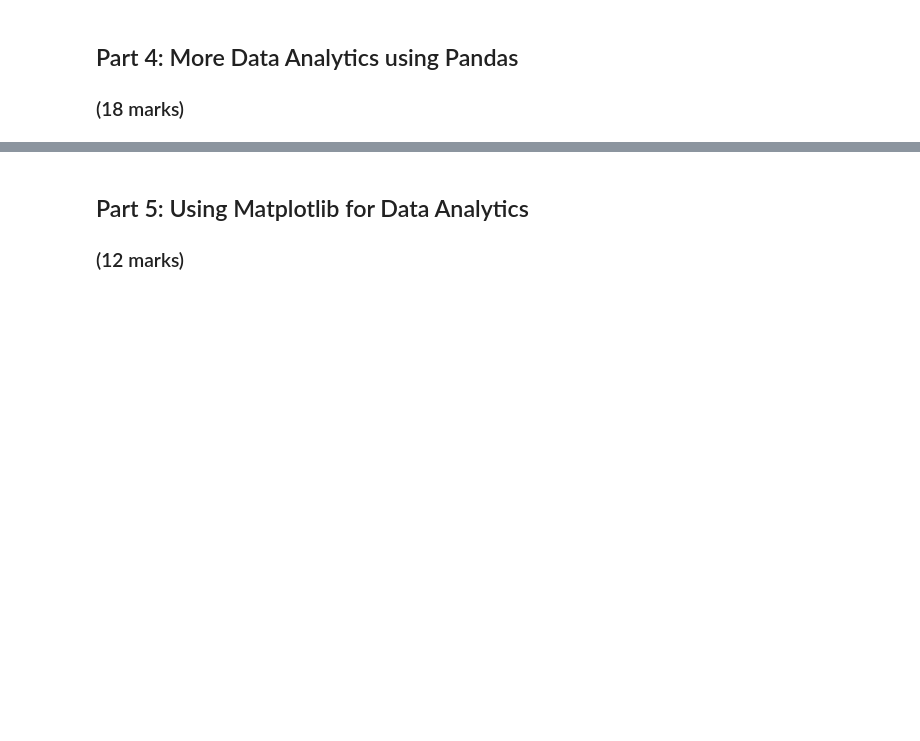
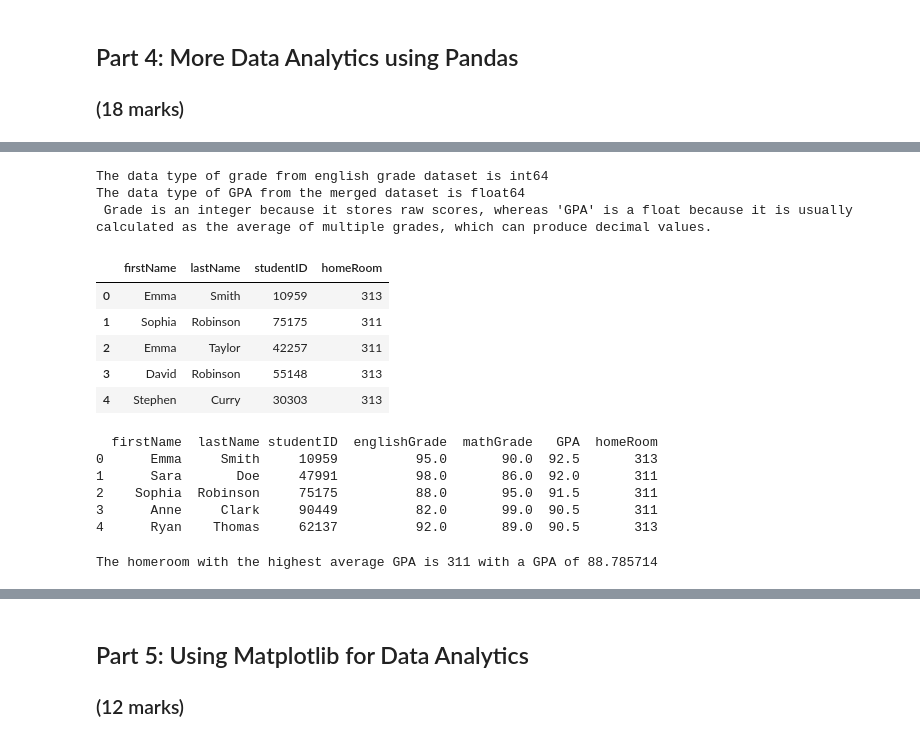
Before and after one commit to caydincleland/ENGG680_2025_Fall_group8Fork, a Jupyter notebook: Lab_Assignment1/Assignment1.ipynb, the cells around one changed output, grey strips where cells are left out. Drawn from its saved outputs; the diff is of its cells as text; code cells hidden in the pictures; blank space fills up the shorter version.

```diff
--- a/Lab_Assignment1/Assignment1.ipynb
+++ b/Lab_Assignment1/Assignment1.ipynb
@@ -437,35 +471,58 @@ print(df_bottom3)
 # %%
 # What is the data type of grade from the English grade dataset?
 # (0.5 mark)
-#
+print(f"The data type of grade from english grade dataset is {df_enggrade.dtype}")
 
 # What is the data type of GPA from the merged dataset?
 # (0.5 mark)
-#
+print(f"The data type of GPA from the merged dataset is {df_GPA.dtype}")
 
 # Is it different? Why?
 # (1 mark)
-#
+print(" Grade is an integer because it stores raw scores, whereas 'GPA' is a float because it is usually calculated as the average of multiple grades, which can produce decimal values.")
+# %% [output]
+The data type of grade from english grade dataset is int64
+The data type of GPA from the merged dataset is float64
+ Grade is an integer because it stores raw scores, whereas 'GPA' is a float because it is usually calculated as the average of multiple grades, which can produce decimal values.
 # %%
 # Load the student homeroom CSV file into a DataFrame using the following variable name
 # (1 mark)
-df_homeroom =
+df_homeroom = pd.read_csv('studentHomerooms.csv')
 # %%
 # Print first 5 rows of df_homeroom using the .head method
-#
+df_homeroom.head()
+# %% [output]
+|  | firstName | lastName | studentID | homeRoom |
+| 0 | Emma | Smith | 10959 | 313 |
+| 1 | Sophia | Robinson | 75175 | 311 |
+| 2 | Emma | Taylor | 42257 | 311 |
+| 3 | David | Robinson | 55148 | 313 |
+| 4 | Stephen | Curry | 30303 | 313 |
 # %%
 # Merge the studentHomerooms with the merged dataset & name it df_studentInfo. Make sure that the key you are joining on are the same typecast for both datasets.
 # Also ensure that there are no redundant columns, and finally display the first few rows.
 # Hint: try joining on more than one column to avoid having to drop redundant columns, ie. on=['studentID', '<ColumnA>', '<ColumnB>'] ...
 # (5 marks)
-#
+df_homeroom['studentID'] = df_homeroom['studentID'].astype(str)
+df_studentInfo = pd.merge(df_studentsGPASorted, df_homeroom, how='left', on=['studentID', 'firstName', 'lastName'])
+print(df_studentInfo.head())
+# %% [output]
+  firstName  lastName studentID  englishGrade  mathGrade   GPA  homeRoom
+0      Emma     Smith     10959          95.0       90.0  92.5       313
+1      Sara       Doe     47991          98.0       86.0  92.0       311
+2    Sophia  Robinson     75175          88.0       95.0  91.5       311
+3      Anne     Clark     90449          82.0       99.0  90.5       311
+4      Ryan    Thomas     62137          92.0       89.0  90.5       313
 # %%
 # The code below calculates the mean of each homeroom class.
 df_grouped = df_studentInfo.groupby('homeRoom')['GPA'].mean()
-
 # Which homeroom has a higher GPA?
 # (1 mark)
-#
+top_homeroom = df_grouped.idxmax()
+top_gpa = df_grouped.max()
+print(f"The homeroom with the highest average GPA is {top_homeroom} with a GPA of {round(top_gpa,6)}")
+# %% [output]
+The homeroom with the highest average GPA is 311 with a GPA of 88.785714
 # %%
 # Now let's work with multiple sorts. The .sort_values() method can sort by multiple columns, meaning you can specify a primary column and a secondary column for sorting.
 # For example, by=['ColumnA', 'ColumnB'] will first sort by ColumnA and then by ColumnB.
```
Also changed, not shown: parts of 7 cells of this notebook.
